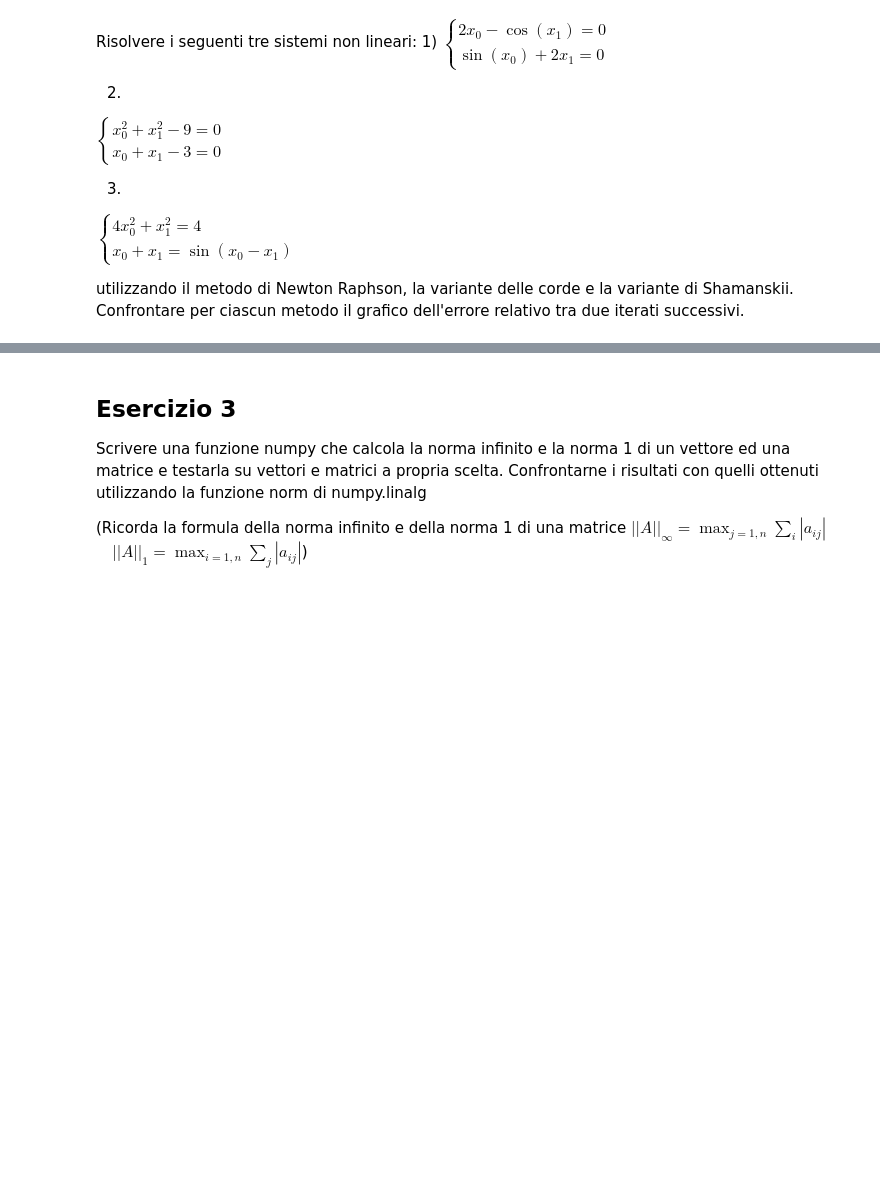
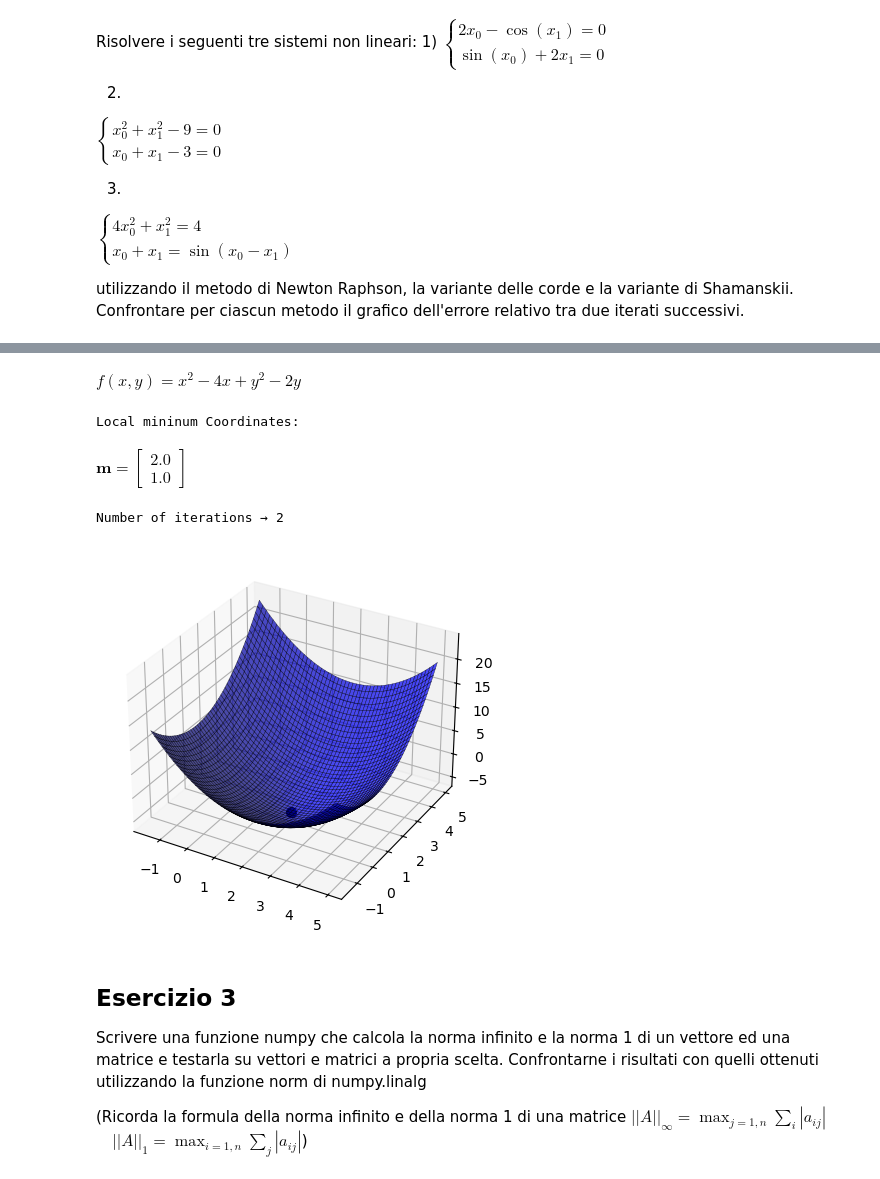
Before and after one commit to KeegTheBoi/metodi_numerici_es, a Jupyter notebook: Lecture 7/Esercitazione7.ipynb, the cells around one changed output, grey strips where cells are left out. Saved outputs shown, nothing was run; the diff lists cells and outputs as text; code cells hidden in the pictures; blank space fills up the shorter version.

Commit message:
finished lecture 7, damn not easy task

```diff
--- a/Lecture 7/Esercitazione7.ipynb
+++ b/Lecture 7/Esercitazione7.ipynb
@@ -167,3 +160,42 @@ effettuate, nit.
+# %%
+def print_min(function, fun_symb, x0, x):
+    gradient = lambda f, var: [f.partial_derivative(str(x))[0] for x in var]
+
+    def Jacobian (funcs, var, literal=False):
+        return np.array([[fun.partial_derivative(str(s))[0] for s in var] for fun in funcs])
+
+    def Hessian(f, var):
+        gradients = [FunctionApprox(grad, symbols=fun_symb) for grad in gradient(f, var)]
+        return np.transpose(Jacobian(gradients, var))
+
+    H = lambda X: np.array([[fu(*X) for i, fu in enumerate(v)] for v in Hessian(function, fun_symb)])
+    g = lambda X: np.array([grad(*X) for grad in gradient(function, fun_symb)])
+
+    zero, it, _ = newton_raphson_minimo(g, H, x0, tolx, tolf, nmax, lambda f, H, X: -np.linalg.solve(H(x0), f(X)))
+    #function infos and result
+    display_function(function.sym_expr, varsym=fun_symb)
+    print(f"\nLocal mininum Coordinates:")
+    display_vector(zero, notation='m')
+    print(f"\nNumber of iterations → {it}\n")
+
+    #plotting tasks
+    # plot_contour(x, x, function.func, 0, "")
+    ax = plot_3D_projection(x, x, function.func)
+    ax.scatter(zero[0], zero[1], function.func(*zero), color='k', s=50)
+    plt.show()
+# %%
+fun_symb = sym.symbols('x, y')
+function = FunctionApprox(lambda x0, x1: (x0)**2 + (x1)**2 -4*x0 - 2*x1, symbols=fun_symb, notation=f'f')
+x0 = [-0.5, 2]
+x = np.arange(-1.5, 5, 0.01)
+# %%
+print_min(function, fun_symb, x0, x)
+# %% [output]
+$f(x, y)=x^{2} - 4 x + y^{2} - 2 y$
+Local mininum Coordinates:
+$ \mathbf{m} = \begin{bmatrix}2.0 \\ 1.0\end{bmatrix}$
+Number of iterations → 2
+[figure, added]
 # %% [markdown]
 ## Esercizio 3
 Scrivere una funzione numpy che calcola la norma infinito e la norma 1 di un vettore ed una matrice  e testarla su vettori e matrici  a propria scelta. Confrontarne i risultati con quelli ottenuti utilizzando la funzione norm di numpy.linalg
```
Also changed, not shown: parts of 9 cells of this notebook, 6 other files.
